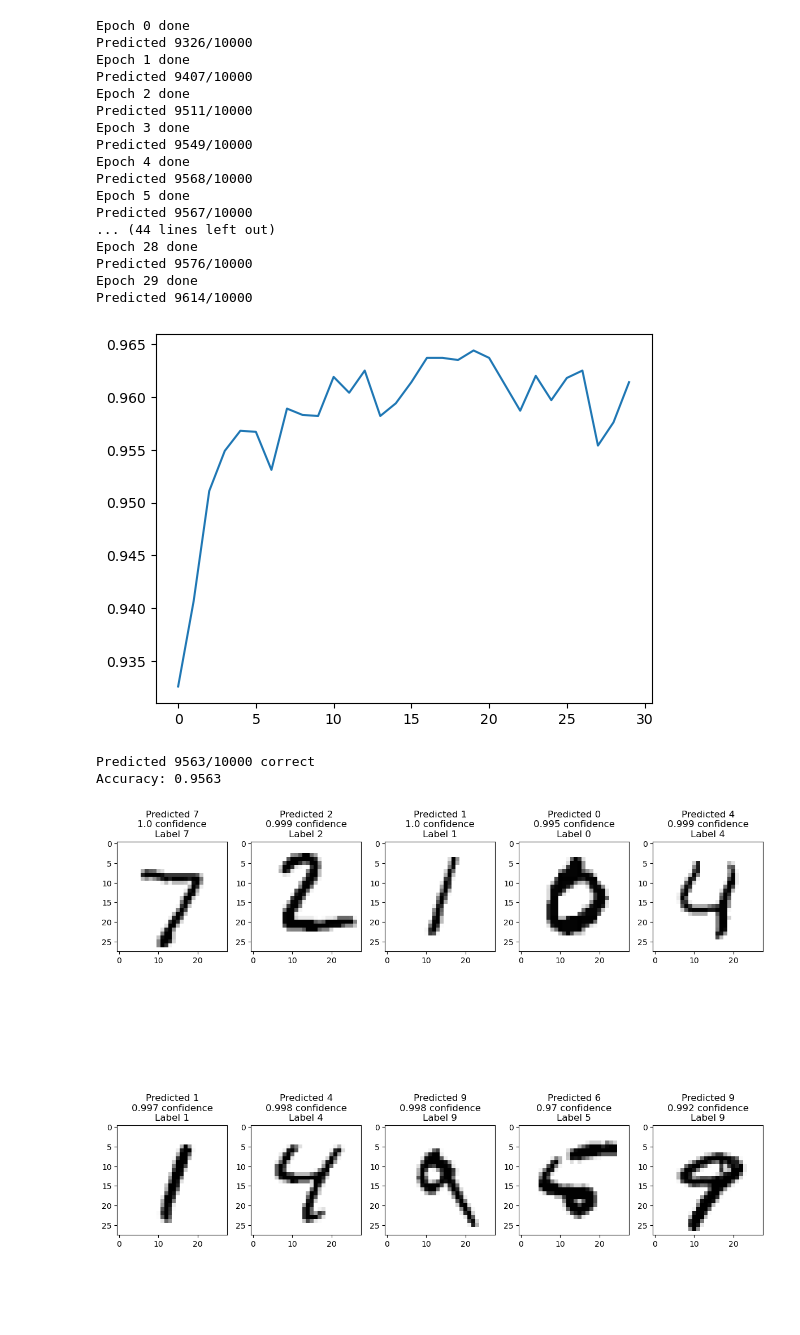
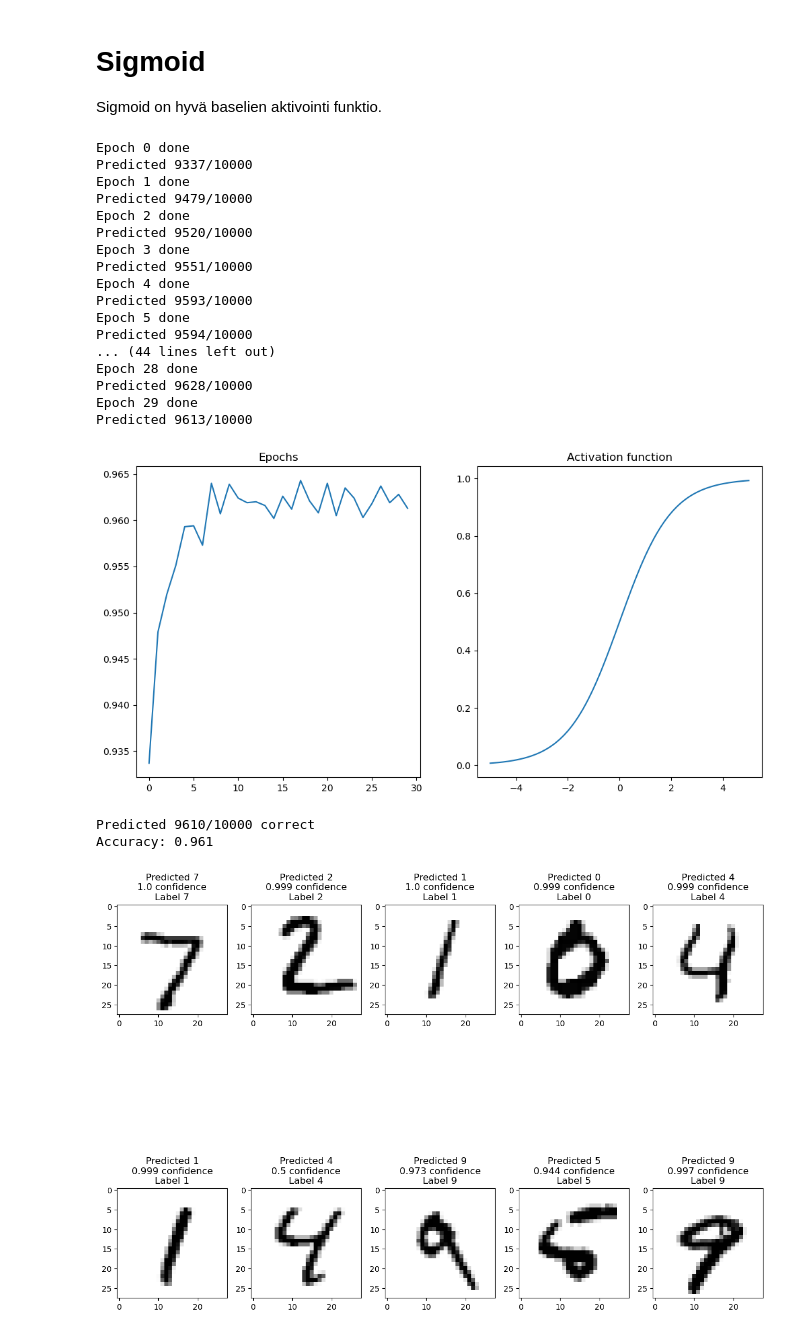
Before and after one commit to hypatrik/tiralabra, a Jupyter notebook: src/neural_network.ipynb, the cells around one changed output. Saved outputs shown, nothing was run; the diff lists cells and outputs as text; code cells hidden in the pictures; blank space fills up the shorter version.

Commit message:
refaktoritu aktivointifunktiot

```diff
--- a/src/neural_network.ipynb
+++ b/src/neural_network.ipynb
@@ -32,38 +32,57 @@ def evalulate_model(m):
 
     print("Predicted {}/{} correct".format(correct_predictions_count, len(results)))
     print("Accuracy: {}".format(accuracy))
+
+def plot_result(activation_function, evaluations):
+    x = np.arange(-5, 5.1, 0.1)
+    fig, axes = plt.subplots(1, 2, figsize=(12, 6))
+
+    axes[0].plot(range(len(evaluations)), evaluations)
+    axes[0].set_title("Epochs")
+
+    axes[1].plot(x, activation_function.activation(x))
+    axes[1].set_title("Activation function")
+
+    plt.show()
+# %% [markdown]
+# Sigmoid
+
+Sigmoid on hyvä baselien aktivointi funktio.
 # %%
-model = NeuralNetwork([784, 30, 16, 10])
+from activation_funtions import Sigmoid
+
+
+activation_function = Sigmoid()
+model = NeuralNetwork([784, 30, 16, 10], activation_function=activation_function)
 evaluations = model.fit(X_train, y_train, X_val, y_val, 30, 2.0, 10)
-plt.plot(range(len(evaluations)), evaluations)
-plt.show()
+plot_result(activation_function, evaluations)
 
 # PresistableModel(model).save('baseline-784-30-16-10')
 # Treenaaminen on hidasta > pikkelöidään neuroverkon datan ja luodaan uudelleen.
 # model = PresistableModel.load('baseline')
 
 evalulate_model(model)
 # %% [output]
 Epoch 0 done
-Predicted 9326/10000
+Predicted 9337/10000
 Epoch 1 done
-Predicted 9407/10000
+Predicted 9479/10000
 Epoch 2 done
-Predicted 9511/10000
+Predicted 9520/10000
 Epoch 3 done
-Predicted 9549/10000
+Predicted 9551/10000
 Epoch 4 done
-Predicted 9568/10000
+Predicted 9593/10000
 Epoch 5 done
-Predicted 9567/10000
+Predicted 9594/10000
 ... (44 lines left out)
 Epoch 28 done
-Predicted 9576/10000
+Predicted 9628/10000
 Epoch 29 done
-Predicted 9614/10000
+Predicted 9613/10000
-[figure, old version]
+[figure, new version]
-Predicted 9563/10000 correct
-Accuracy: 0.9563
+Predicted 9610/10000 correct
+Accuracy: 0.961
 # %%
 n_prediction = 10
 fig, axes = plt.subplots(2, 5, figsize=(12, 12))
```
Also changed, not shown: parts of 8 cells of this notebook, 6 other files.
